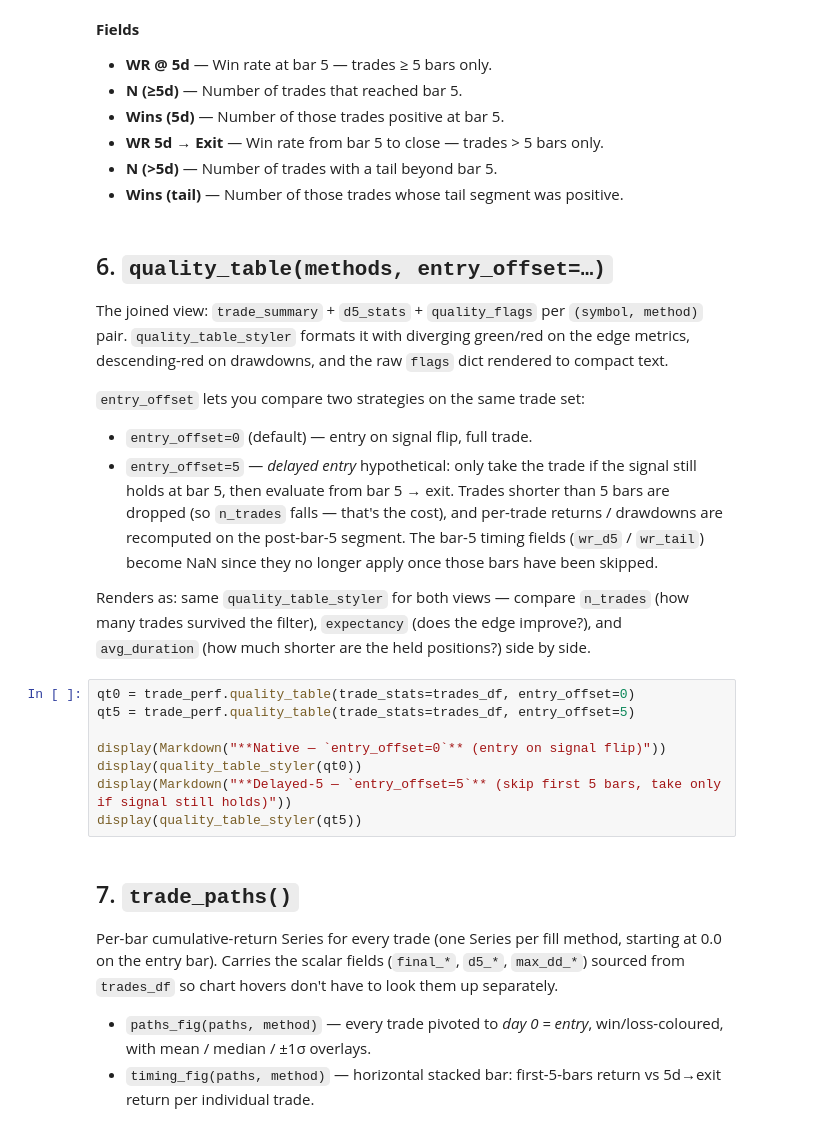
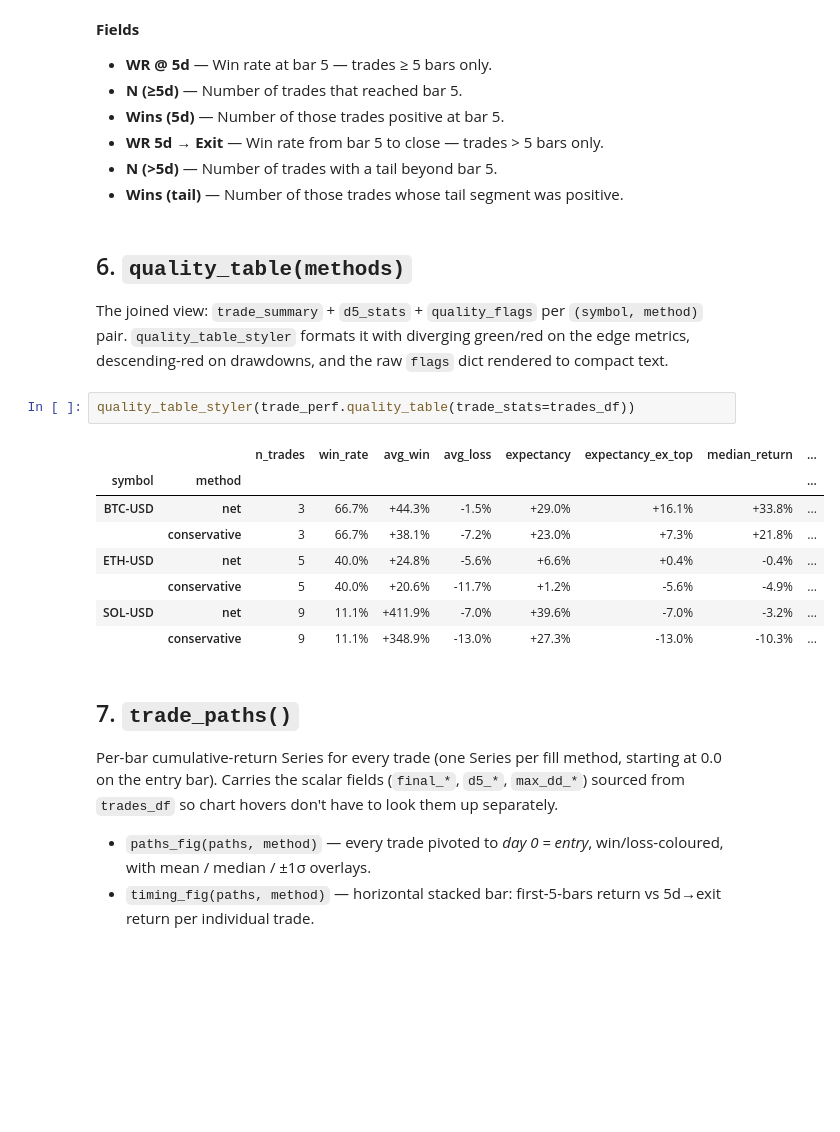
Before and after one commit to EyesunD/project-hail-mary, a Jupyter notebook: notebooks/examples/04_signal_quality.ipynb, the cells around one changed output. Saved outputs shown, nothing was run; the diff lists cells and outputs as text; blank space fills up the shorter version.

```diff
--- a/notebooks/examples/04_signal_quality.ipynb
+++ b/notebooks/examples/04_signal_quality.ipynb
@@ -275,34 +279,23 @@ display(Markdown(docs_markdown(D5_STATS_DOCS, title="Fields")))
 - **N (>5d)** — Number of trades with a tail beyond bar 5.
 - **Wins (tail)** — Number of those trades whose tail segment was positive.
 # %% [markdown]
-## 6. `quality_table(methods, entry_offset=…)`
+## 6. `quality_table(methods)`
 
 The joined view: `trade_summary` + `d5_stats` + `quality_flags` per
-`(symbol, method)` pair. `quality_table_styler` formats it with diverging
-green/red on the edge metrics, descending-red on drawdowns, and the raw
-`flags` dict rendered to compact text.
-
-`entry_offset` lets you compare two strategies on the same trade set:
-
-- `entry_offset=0` (default) — entry on signal flip, full trade.
-- `entry_offset=5` — *delayed entry* hypothetical: only take the trade if
-  the signal still holds at bar 5, then evaluate from bar 5 → exit. Trades
-  shorter than 5 bars are dropped (so `n_trades` falls — that's the cost),
-  and per-trade returns / drawdowns are recomputed on the post-bar-5
-  segment. The bar-5 timing fields (`wr_d5` / `wr_tail`) become NaN since
-  they no longer apply once those bars have been skipped.
-
-Renders as: same `quality_table_styler` for both views — compare `n_trades`
-(how many trades survived the filter), `expectancy` (does the edge improve?),
-and `avg_duration` (how much shorter are the held positions?) side by side.
+`(symbol, method)` pair. `quality_table_styler` formats it with
+diverging green/red on the edge metrics, descending-red on drawdowns,
+and the raw `flags` dict rendered to compact text.
 # %%
-qt0 = trade_perf.quality_table(trade_stats=trades_df, entry_offset=0)
-qt5 = trade_perf.quality_table(trade_stats=trades_df, entry_offset=5)
-
-display(Markdown("**Native — `entry_offset=0`** (entry on signal flip)"))
-display(quality_table_styler(qt0))
-display(Markdown("**Delayed-5 — `entry_offset=5`** (skip first 5 bars, take only if signal still holds)"))
-display(quality_table_styler(qt5))
+quality_table_styler(trade_perf.quality_table(trade_stats=trades_df))
+# %% [output]
+|  |  | n_trades | win_rate | avg_win | avg_loss | expectancy | expectancy_ex_top | median_return | ... |
+| symbol | method |  |  |  |  |  |  |  | ... |
+| BTC-USD | net | 3 | 66.7% | +44.3% | -1.5% | +29.0% | +16.1% | +33.8% | ... |
+|  | conservative | 3 | 66.7% | +38.1% | -7.2% | +23.0% | +7.3% | +21.8% | ... |
+| ETH-USD | net | 5 | 40.0% | +24.8% | -5.6% | +6.6% | +0.4% | -0.4% | ... |
+|  | conservative | 5 | 40.0% | +20.6% | -11.7% | +1.2% | -5.6% | -4.9% | ... |
+| SOL-USD | net | 9 | 11.1% | +411.9% | -7.0% | +39.6% | -7.0% | -3.2% | ... |
+|  | conservative | 9 | 11.1% | +348.9% | -13.0% | +27.3% | -13.0% | -10.3% | ... |
 # %% [markdown]
 ## 7. `trade_paths()`
 
```
Also changed, not shown: parts of 6 cells of this notebook, 8 other files.
